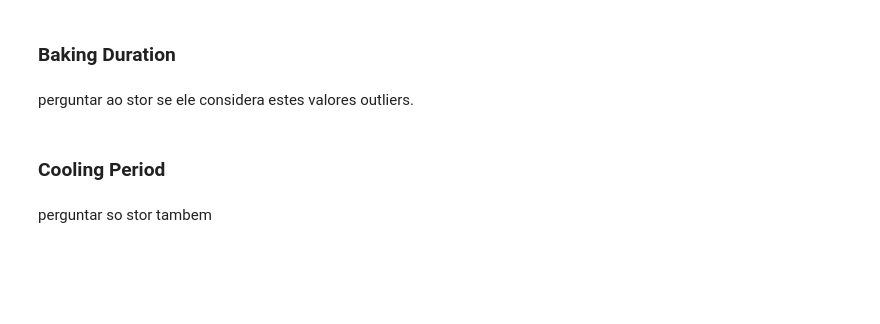
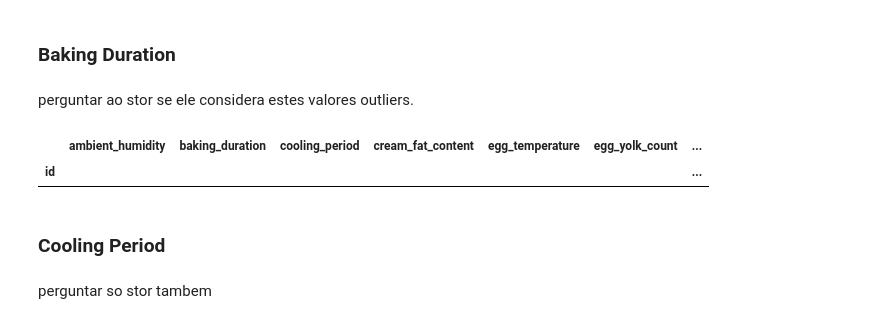
Before and after one commit to afonsolince06/Machine_Learning_Project, a Jupyter notebook: notebook2.ipynb, the cells around one changed output. Cells and saved outputs as stored; diff of their text form; code cells hidden in the pictures; blank space fills up the shorter version.

```diff
--- a/notebook2.ipynb
+++ b/notebook2.ipynb
@@ -119,0 +144,5 @@ dtype: int64
+# %%
+numcols_w_missingvalues = ['ambient_humidity','cream_fat_content', 'egg_temperature', 'egg_yolk_count', 'final_temperature', 'lemon_zest_ph', 'oven_temperature', 'preheating_time', 'salt_ratio', 'sugar_content', 'vanilla_extract']
+for i in numcols_w_missingvalues:
+    median_value = dataset_learn[i].median()
+    dataset_learn[i].fillna(median_value, inplace=True)
@@ -119,0 +171,2 @@ dtype: int64
+# %%
+dataset_learn['origin'].fillna('Lisboa', inplace=True)
@@ -128,11 +219,13 @@ As we said before, the `ambient_humidity` variable does not have any outliers, t
 # %% [markdown]
 perguntar ao stor se ele considera estes valores outliers.
 # %%
-Q1_humidity = dataset_learn['baking_duration'].quantile(0.25)
-Q3_humidity = dataset_learn['baking_duration'].quantile(0.75)
-IQR_humidity = Q3_humidity - Q1_humidity
-lower_bound_humidity = Q1_humidity - 1.5 * IQR_humidity
-upper_bound_humidity = Q3_humidity + 1.5 * IQR_humidity
-
-outliers = dataset_learn[(dataset_learn['baking_duration'] < lower_bound_humidity) | (dataset_learn['baking_duration'] > upper_bound_humidity)]
+Q1_baking = dataset_learn['baking_duration'].quantile(0.25)
+Q3_baking = dataset_learn['baking_duration'].quantile(0.75)
+IQR_baking = Q3_baking - Q1_baking
+lower_bound_baking = Q1_baking - 1.5 * IQR_baking
+upper_bound_baking = Q3_baking + 1.5 * IQR_baking
+outliers = dataset_learn[(dataset_learn['baking_duration'] < lower_bound_baking) | (dataset_learn['baking_duration'] > upper_bound_baking)]
 outliers
+# %% [output]
+|  | ambient_humidity | baking_duration | cooling_period | cream_fat_content | egg_temperature | egg_yolk_count | ... |
+| id |  |  |  |  |  |  | ... |
```
Also changed, not shown: parts of 36 cells of this notebook.
